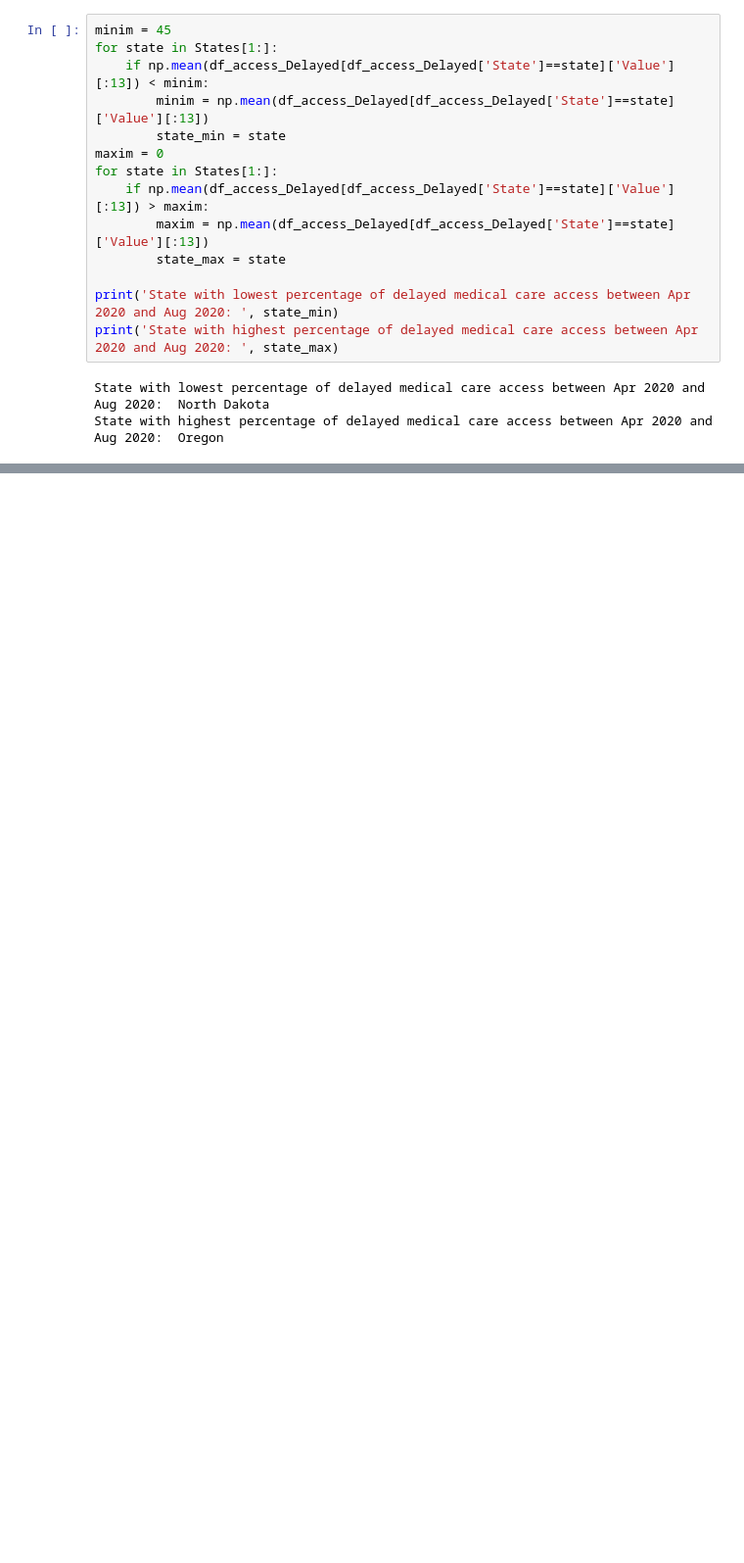
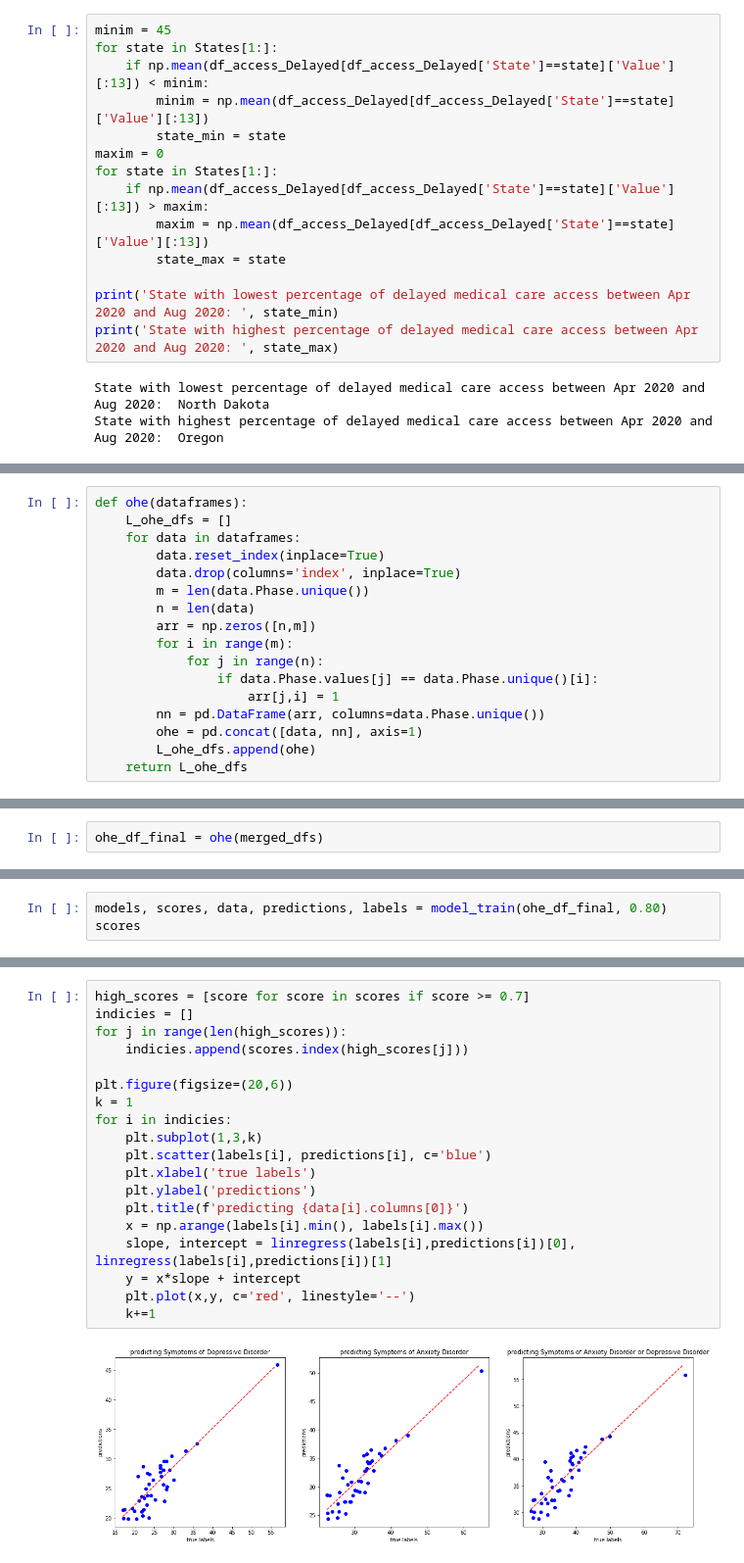
Before and after one commit to ahwali/gradproject, a Jupyter notebook: graduate project/COVID_dataset.ipynb, the cells around one changed output, grey strips where cells are left out. Shown at 98% size. Drawn from its saved outputs; the diff is of its cells as text; blank space fills up the shorter version.

```diff
--- a/graduate project/COVID_dataset.ipynb
+++ b/graduate project/COVID_dataset.ipynb
@@ -215,0 +282,17 @@ plt.show()
+# %%
+def ohe(dataframes):
+    L_ohe_dfs = []
+    for data in dataframes:
+        data.reset_index(inplace=True)
+        data.drop(columns='index', inplace=True)
+        m = len(data.Phase.unique())
+        n = len(data)
+        arr = np.zeros([n,m])
+        for i in range(m):
+            for j in range(n):
+                if data.Phase.values[j] == data.Phase.unique()[i]:
+                    arr[j,i] = 1
+        nn = pd.DataFrame(arr, columns=data.Phase.unique())
+        ohe = pd.concat([data, nn], axis=1)
+        L_ohe_dfs.append(ohe)
+    return L_ohe_dfs
@@ -215,0 +335,2 @@ plt.show()
+# %%
+ohe_df_final = ohe(merged_dfs)
@@ -215,0 +373,3 @@ plt.show()
+# %%
+models, scores, data, predictions, labels = model_train(ohe_df_final, 0.80)
+scores
@@ -215,0 +402,21 @@ plt.show()
+# %%
+high_scores = [score for score in scores if score >= 0.7]
+indicies = []
+for j in range(len(high_scores)):
+    indicies.append(scores.index(high_scores[j]))
+
+plt.figure(figsize=(20,6))
+k = 1
+for i in indicies:
+    plt.subplot(1,3,k)
+    plt.scatter(labels[i], predictions[i], c='blue')
+    plt.xlabel('true labels')
+    plt.ylabel('predictions')
+    plt.title(f'predicting {data[i].columns[0]}')
+    x = np.arange(labels[i].min(), labels[i].max())
+    slope, intercept = linregress(labels[i],predictions[i])[0], linregress(labels[i],predictions[i])[1]
+    y = x*slope + intercept
+    plt.plot(x,y, c='red', linestyle='--')
+    k+=1
+# %% [output]
+[figure, added]
```
Also changed, not shown: parts of 22 cells of this notebook.
